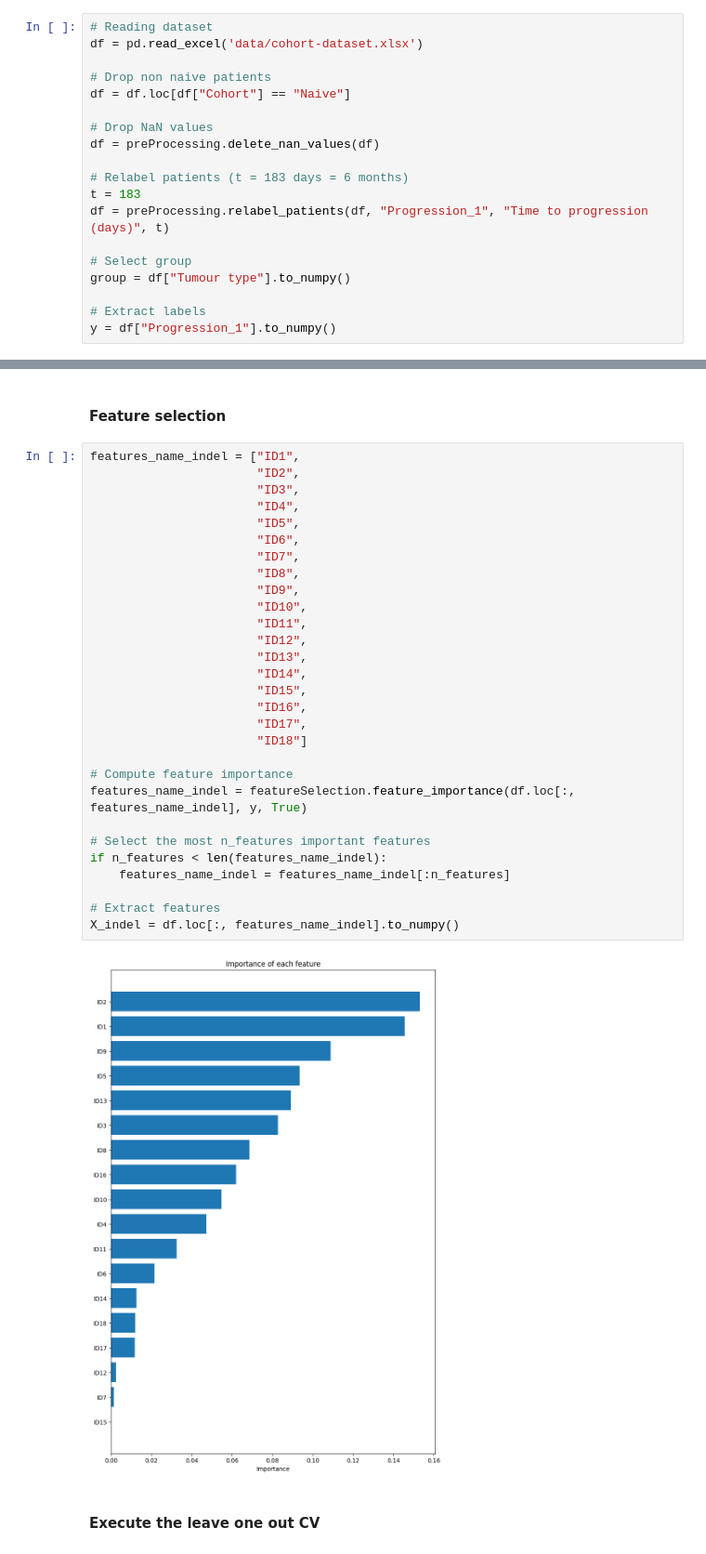
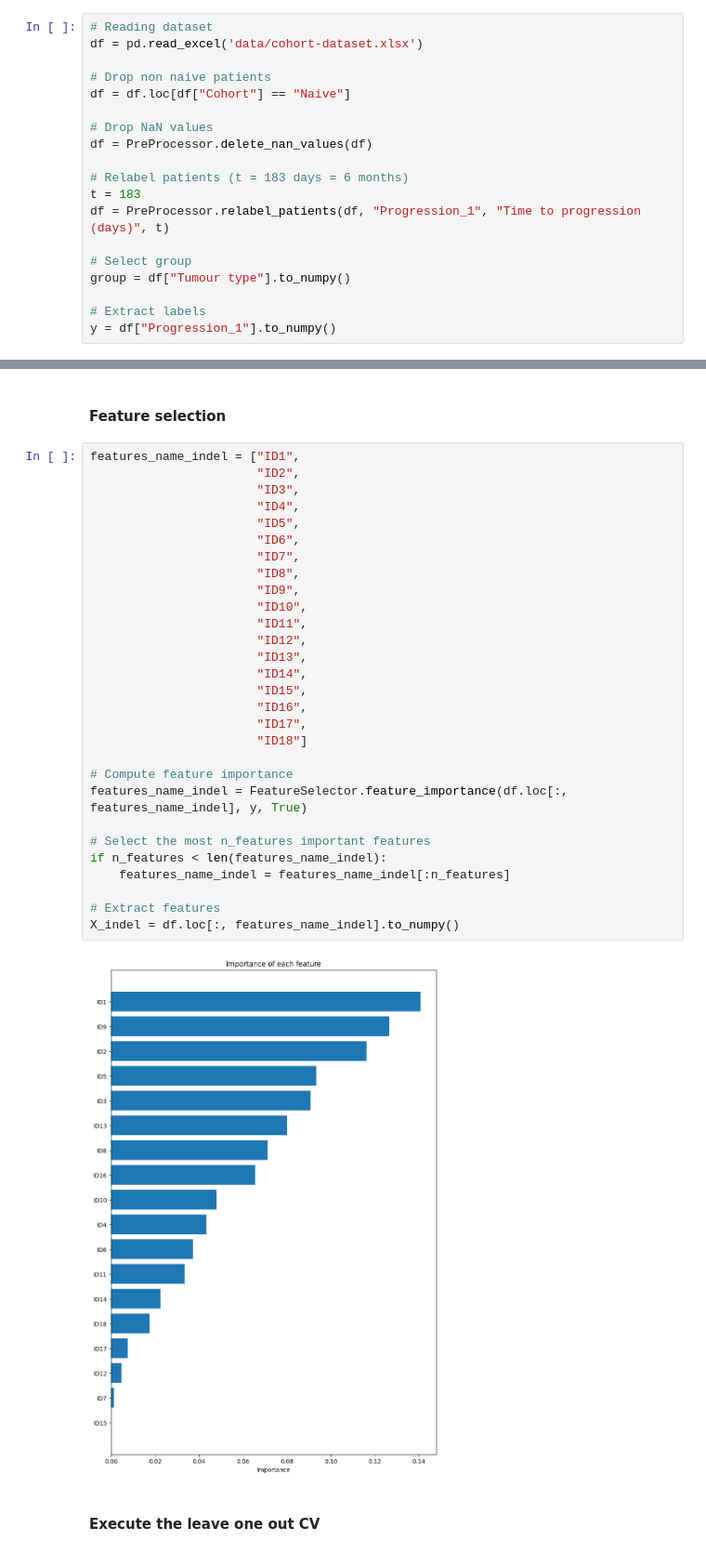
Before and after one commit to MEDomics-UdeS/predict-immunotherapy-response, a Jupyter notebook: A.4-clf-gcn-sbs-indel.ipynb, the cells around one changed output, grey strips where cells are left out. Shown: that part at 93% size. Saved outputs shown, nothing was run; the diff lists cells and outputs as text.

```diff
--- a/A.4-clf-gcn-sbs-indel.ipynb
+++ b/A.4-clf-gcn-sbs-indel.ipynb
@@ -51,11 +47,11 @@ df = pd.read_excel('data/cohort-dataset.xlsx')
 df = df.loc[df["Cohort"] == "Naive"]
 
 # Drop NaN values
-df = preProcessing.delete_nan_values(df)
+df = PreProcessor.delete_nan_values(df)
 
 # Relabel patients (t = 183 days = 6 months)
 t = 183
-df = preProcessing.relabel_patients(df, "Progression_1", "Time to progression (days)", t)
+df = PreProcessor.relabel_patients(df, "Progression_1", "Time to progression (days)", t)
 
 # Select group
 group = df["Tumour type"].to_numpy()
@@ -117,34 +113,34 @@ scores_sbs, classes_sbs, train_loss_sbs, val_loss_sbs, nx_graph_sbs = manager_sb
 # %%
 features_name_indel = ["ID1",
                        "ID2",
                        "ID3",
                        "ID4",
                        "ID5",
                        "ID6",
                        "ID7",
                        "ID8",
                        "ID9",
                        "ID10",
                        "ID11",
                        "ID12",
                        "ID13",
                        "ID14",
                        "ID15",
                        "ID16",
                        "ID17",
                        "ID18"]
 
 # Compute feature importance
-features_name_indel = featureSelection.feature_importance(df.loc[:, features_name_indel], y, True)
+features_name_indel = FeatureSelector.feature_importance(df.loc[:, features_name_indel], y, True)
 
 # Select the most n_features important features
 if n_features < len(features_name_indel):
     features_name_indel = features_name_indel[:n_features]
 
 # Extract features
 X_indel = df.loc[:, features_name_indel].to_numpy()
 # %% [output]
-[figure, old version]
+[figure, new version]
 # %% [markdown]
 #### Execute the leave one out CV
 # %%
```
Also changed, not shown: parts of 11 cells of this notebook, 16 other files.
